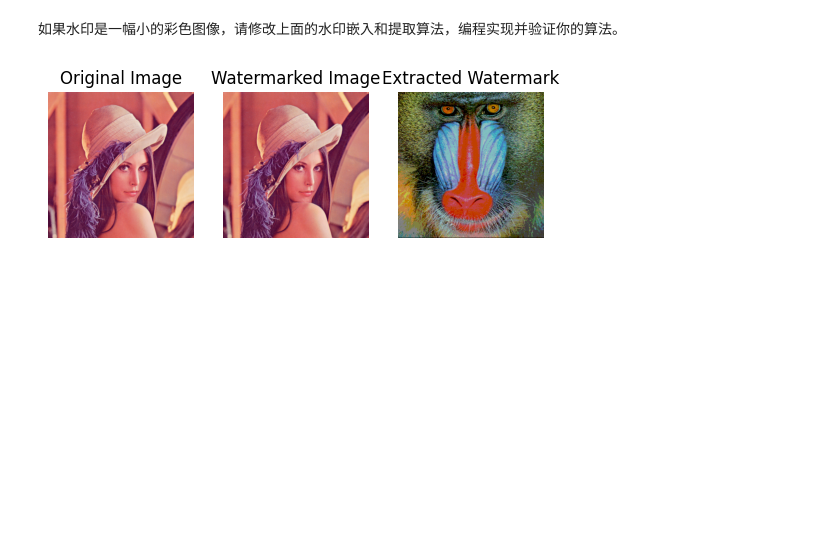
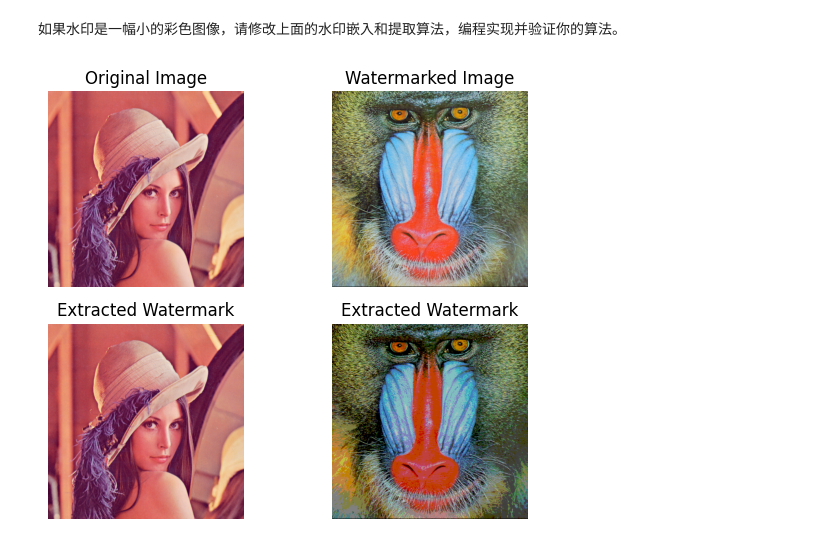
Before and after one commit to sugarlxn/DIVP_test, a Jupyter notebook: project05/scripts/job01b.ipynb, the cells around one changed output. Cells and saved outputs as stored; diff of their text form; code cells hidden in the pictures; blank space fills up the shorter version.

```diff
--- a/project05/scripts/job01b.ipynb
+++ b/project05/scripts/job01b.ipynb
@@ -66,26 +66,33 @@ def watermark_extraction(image):
 # %%
 # 对一张彩色图像进行水印嵌入
 img = watermark_embedding(img_path, watermark_path)
 # 提取一张彩色图像中的水印
 watermark = watermark_extraction(img)
 
 # 使用plt显示图像
 plt.figure()
-plt.subplot(131)
+plt.subplot(221)
 plt.imshow(cv2.cvtColor(cv2.imread(img_path), cv2.COLOR_BGR2RGB))
 plt.title('Original Image')
 plt.axis('off')
 
-plt.subplot(132)
-plt.imshow(cv2.cvtColor(img, cv2.COLOR_BGR2RGB))
+plt.subplot(222)
+plt.imshow(cv2.cvtColor(cv2.imread(watermark_path), cv2.COLOR_BGR2RGB))
 plt.title('Watermarked Image')
 plt.axis('off')
 
-plt.subplot(133)
+plt.subplot(223)
+plt.imshow(cv2.cvtColor(img, cv2.COLOR_BGR2RGB))
+plt.title('Extracted Watermark')
+plt.axis('off')
+
+plt.subplot(224)
 plt.imshow(cv2.cvtColor(watermark, cv2.COLOR_BGR2RGB))
 plt.title('Extracted Watermark')
 plt.axis('off')
 
+plt.tight_layout()
+
 plt.show()
 # %% [output]
-[figure, old version]
+[figure, new version]
```
Also changed, not shown: 1 other file.
